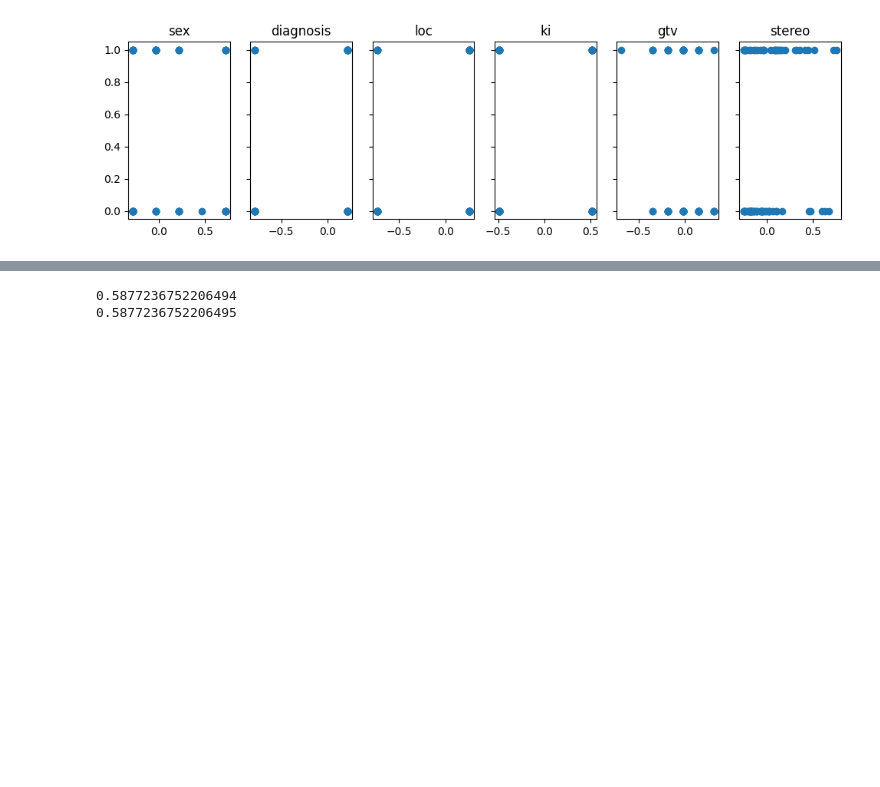
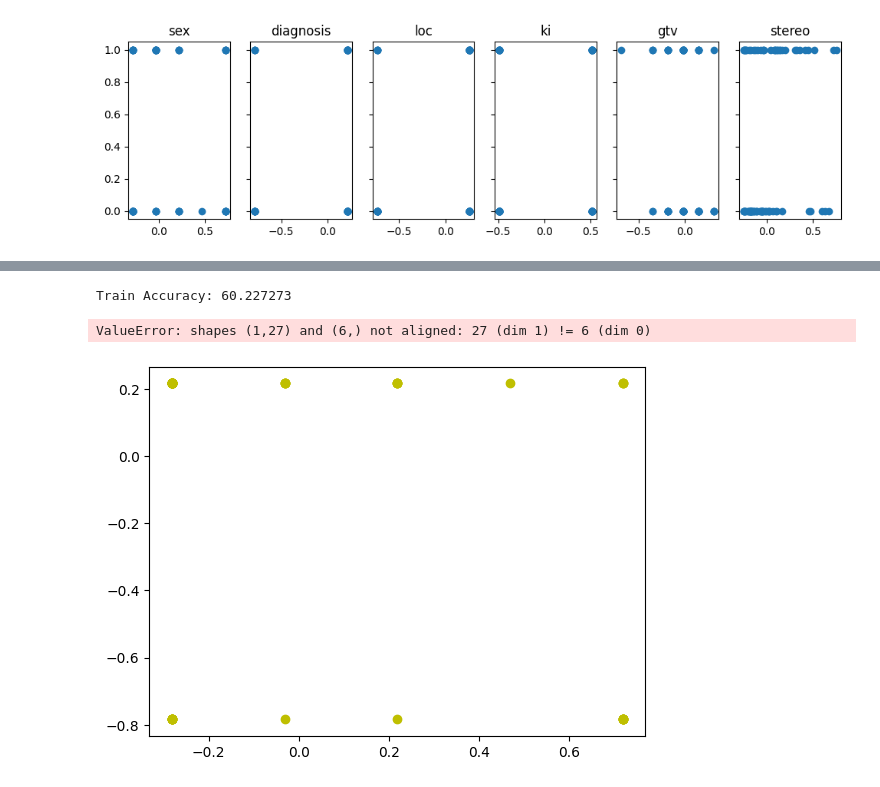
Before and after one commit to rachancheet/ml, a Jupyter notebook: Supervised_learning/brain_cancer.ipynb, the cells around one changed output, grey strips where cells are left out. Cells and saved outputs as stored; diff of their text form; code cells hidden in the pictures; blank space fills up the shorter version.

```diff
--- a/Supervised_learning/brain_cancer.ipynb
+++ b/Supervised_learning/brain_cancer.ipynb
@@ -129,9 +144,39 @@ pl.show()
-# %%
-# print(compute_gradient(x_data,y_data,per_w,per_b))
-# print(compute_gradient_matrix(x_data,y_data,per_w,per_b,logistic=True))
-print(cost(x_data,y_data, per_w, per_b))
-
-print(compute_cost_matrix(x_data,y_data, per_w, per_b, logistic=True, lambda_=0, safe=False))
-# %% [output]
-0.5877236752206494
-0.5877236752206495
+# %%
+pred = predict(X,per_w,per_b)
+print('Train Accuracy: %f'%(np.mean(pred == y_data) * 100))
+# %% [output]
+Train Accuracy: 60.227273
+# %%
+def plot_decision_boundary(w, b, X, y):
+    # Credit to dibgerge on Github for this plotting code
+
+    plot_data(X[:, 0:2], y)
+
+    if X.shape[1] <= 2:
+        plot_x = np.array([min(X[:, 0]), max(X[:, 0])])
+        plot_y = (-1. / w[1]) * (w[0] * plot_x + b)
+
+        plt.plot(plot_x, plot_y, c="b")
+
+    else:
+        u = np.linspace(-1, 1.5, 50)
+        v = np.linspace(-1, 1.5, 50)
+
+        z = np.zeros((len(u), len(v)))
+
+        # Evaluate z = theta*x over the grid
+        for i in range(len(u)):
+            for j in range(len(v)):
+                z[i,j] = sig(np.dot((u[i], v[j]), w) + b)
+
+        # important to transpose z before calling contour
+        z = z.T
+
+        # Plot z = 0
+        plt.contour(u,v,z, levels = [0.5], colors="g")
+# %%
+
+plot_decision_boundary(per_w,per_b,X,y_data)
+# %% [output]
+ValueError: shapes (1,27) and (6,) not aligned: 27 (dim 1) != 6 (dim 0)
+[figure, added]
```
Also changed, not shown: parts of 4 cells of this notebook, 1 other file.
